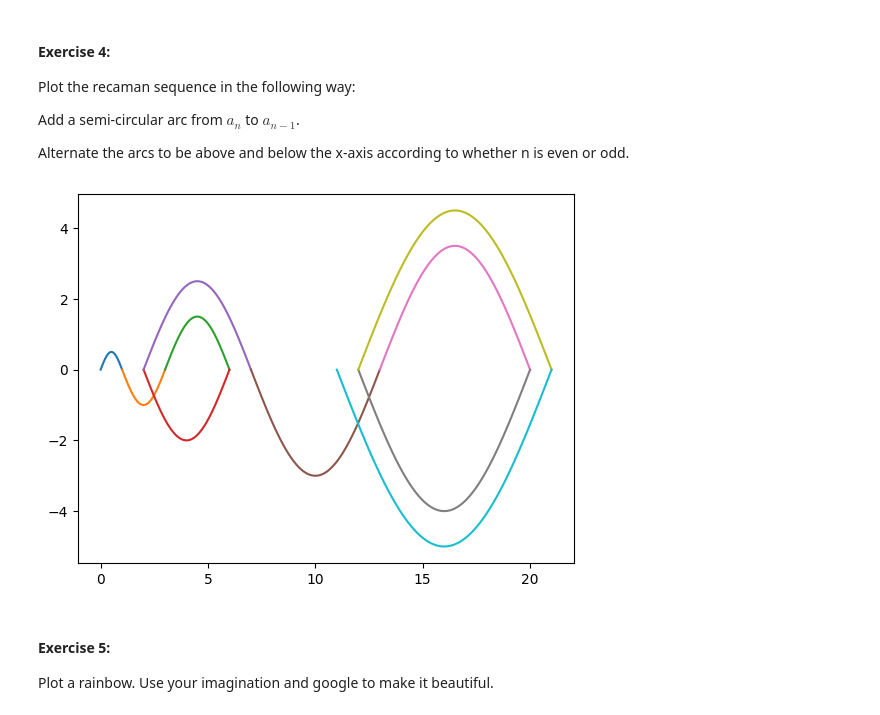
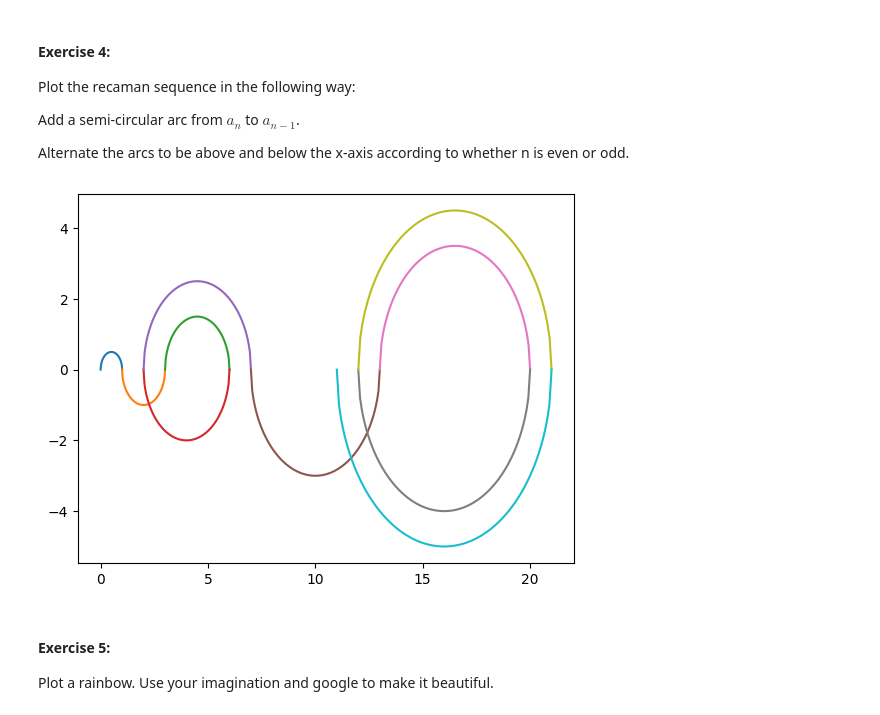
Before and after one commit to VCDPhuong/ScientificPython_diploma25, a Jupyter notebook: Exercises2-3-4.ipynb, the cells around one changed output. Saved outputs shown, nothing was run; the diff lists cells and outputs as text; code cells hidden in the pictures.

```diff
--- a/Exercises2-3-4.ipynb
+++ b/Exercises2-3-4.ipynb
@@ -114,18 +113,20 @@ while len(a) <= 10:
 # %%
 def curve(xi,xf,n):
   N = 100
   x = [xi + (xf-xi)/N*i for i in range(0,N+1)]
   r = np.abs(xf-xi)/2
+  c = (xf+xi)/2
   j = 1
   if (n%2==1):
    j=-1
-  y = [j*r*np.sin(np.pi/N*i) for i in range(0,N+1)]
+  #y = [j*r*np.sin(np.pi/N*i) for i in range(0,N+1)]
+  y = [j*np.sqrt(np.abs(r**2-(x[i]-c)**2)) for i in range(0,N+1)]
   return x, y
 for i in range(len(a)-1):
  xp, yp = curve(a[i],a[i+1],i)
  plt.plot(xp,yp)
 # %% [output]
-[figure, old version]
+[figure, new version]
 # %% [markdown]
 #### **Exercise 5:**
 
```
Also changed, not shown: parts of 6 cells of this notebook.
